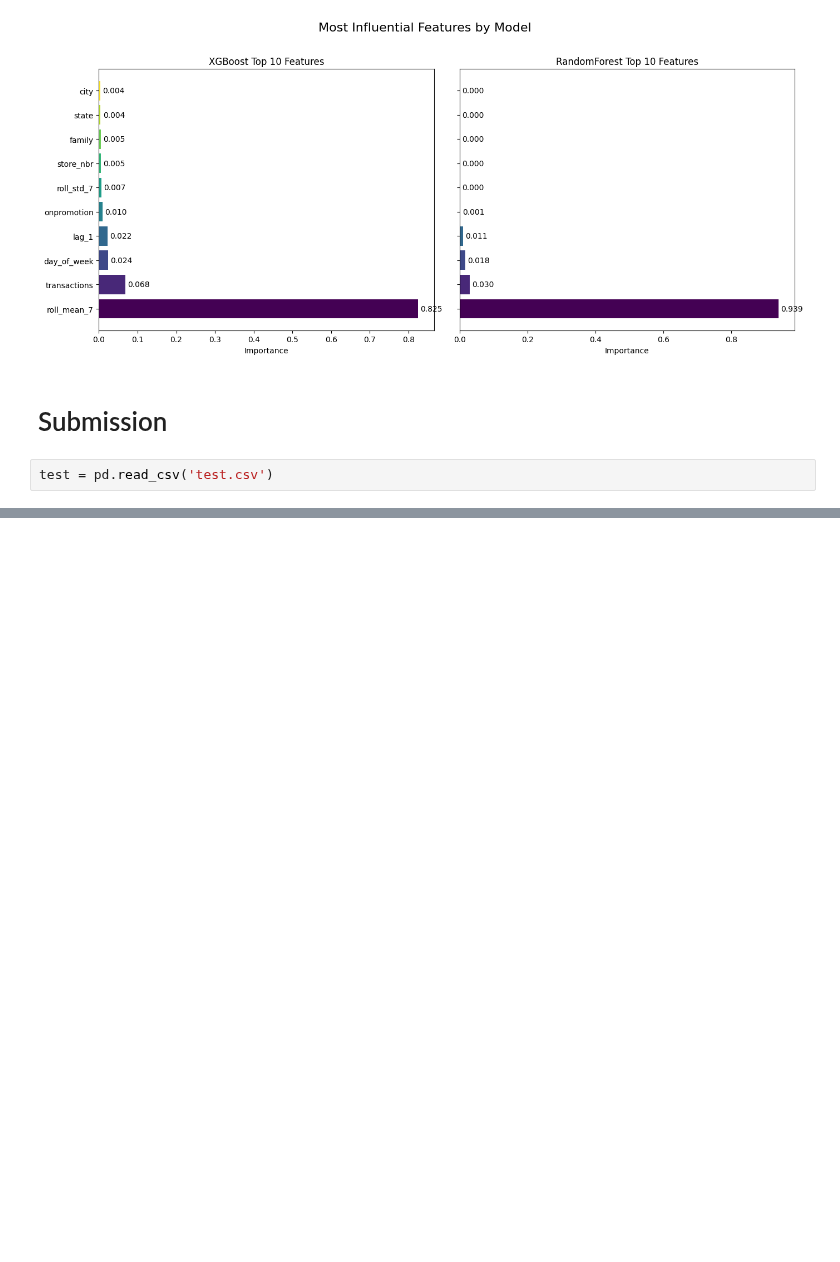
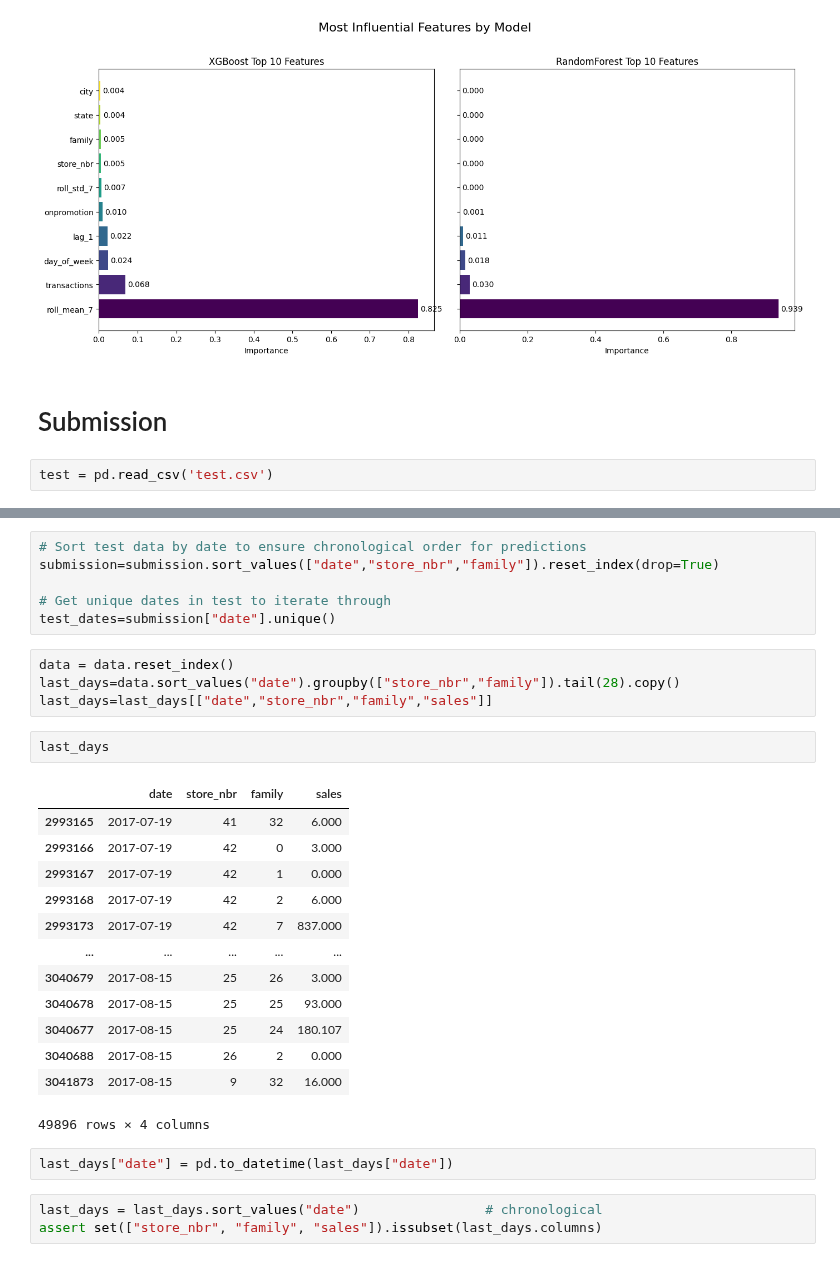
Before and after one commit to gregloos/Store-Sales-Forecasting, a Jupyter notebook: Compeleted_model.ipynb, the cells around one changed output, grey strips where cells are left out. Saved outputs shown, nothing was run; the diff lists cells and outputs as text; blank space fills up the shorter version.

```diff
--- a/Compeleted_model.ipynb
+++ b/Compeleted_model.ipynb
@@ -448,0 +473,31 @@ submission.head()
+# %%
+# Sort test data by date to ensure chronological order for predictions
+submission=submission.sort_values(["date","store_nbr","family"]).reset_index(drop=True)
+
+# Get unique dates in test to iterate through
+test_dates=submission["date"].unique()
+# %%
+data = data.reset_index()
+last_days=data.sort_values("date").groupby(["store_nbr","family"]).tail(28).copy()
+last_days=last_days[["date","store_nbr","family","sales"]]
+# %%
+last_days
+# %% [output]
+|  | date | store_nbr | family | sales |
+| 2993165 | 2017-07-19 | 41 | 32 | 6.000 |
+| 2993166 | 2017-07-19 | 42 | 0 | 3.000 |
+| 2993167 | 2017-07-19 | 42 | 1 | 0.000 |
+| 2993168 | 2017-07-19 | 42 | 2 | 6.000 |
+| 2993173 | 2017-07-19 | 42 | 7 | 837.000 |
+| ... | ... | ... | ... | ... |
+| 3040679 | 2017-08-15 | 25 | 26 | 3.000 |
+| 3040678 | 2017-08-15 | 25 | 25 | 93.000 |
+| 3040677 | 2017-08-15 | 25 | 24 | 180.107 |
+| 3040688 | 2017-08-15 | 26 | 2 | 0.000 |
+| 3041873 | 2017-08-15 | 9 | 32 | 16.000 |
+49896 rows × 4 columns
+# %%
+last_days["date"] = pd.to_datetime(last_days["date"])
+# %%
+last_days = last_days.sort_values("date")                # chronological
+assert set(["store_nbr", "family", "sales"]).issubset(last_days.columns)
```
Also changed, not shown: parts of 9 cells of this notebook.
